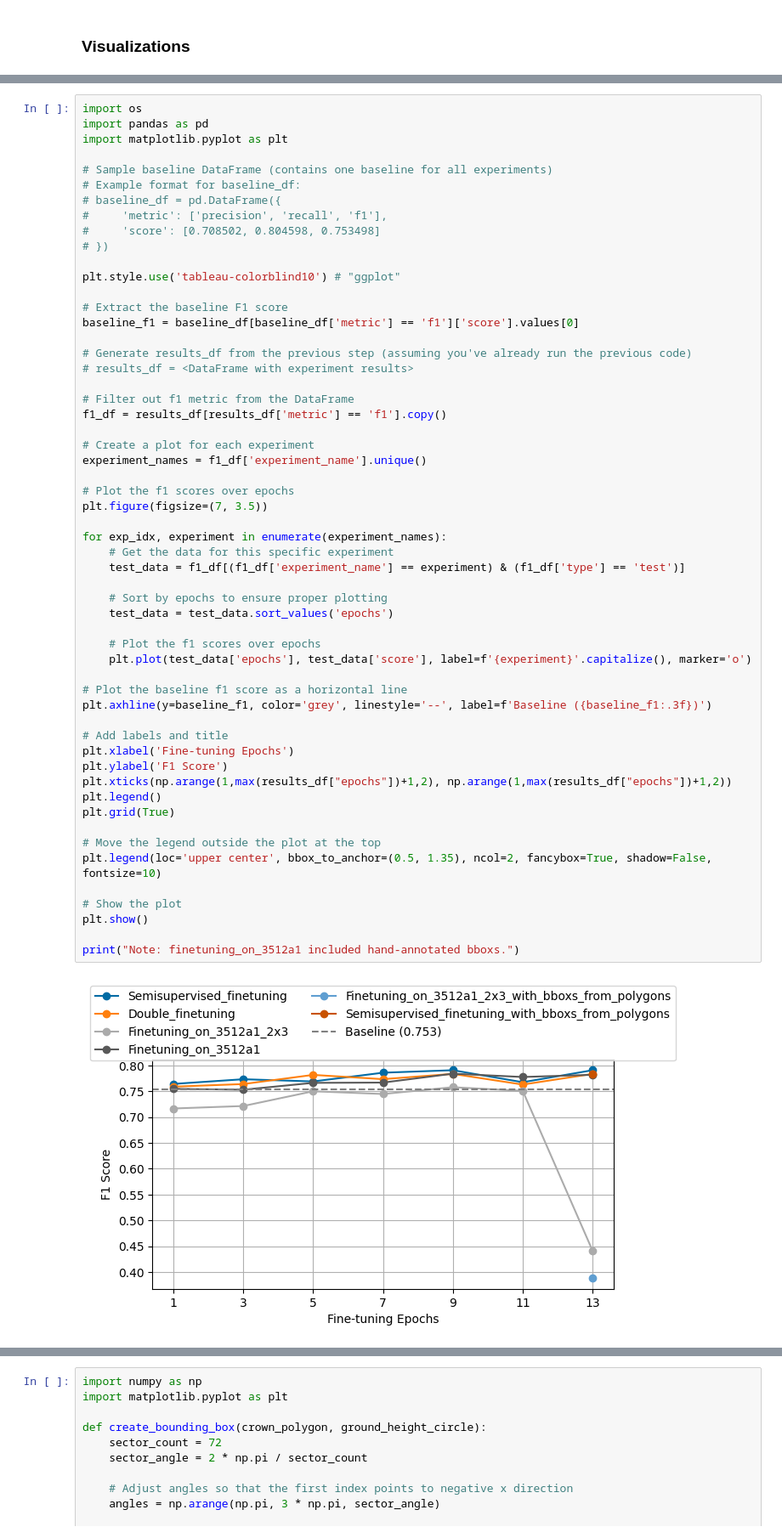
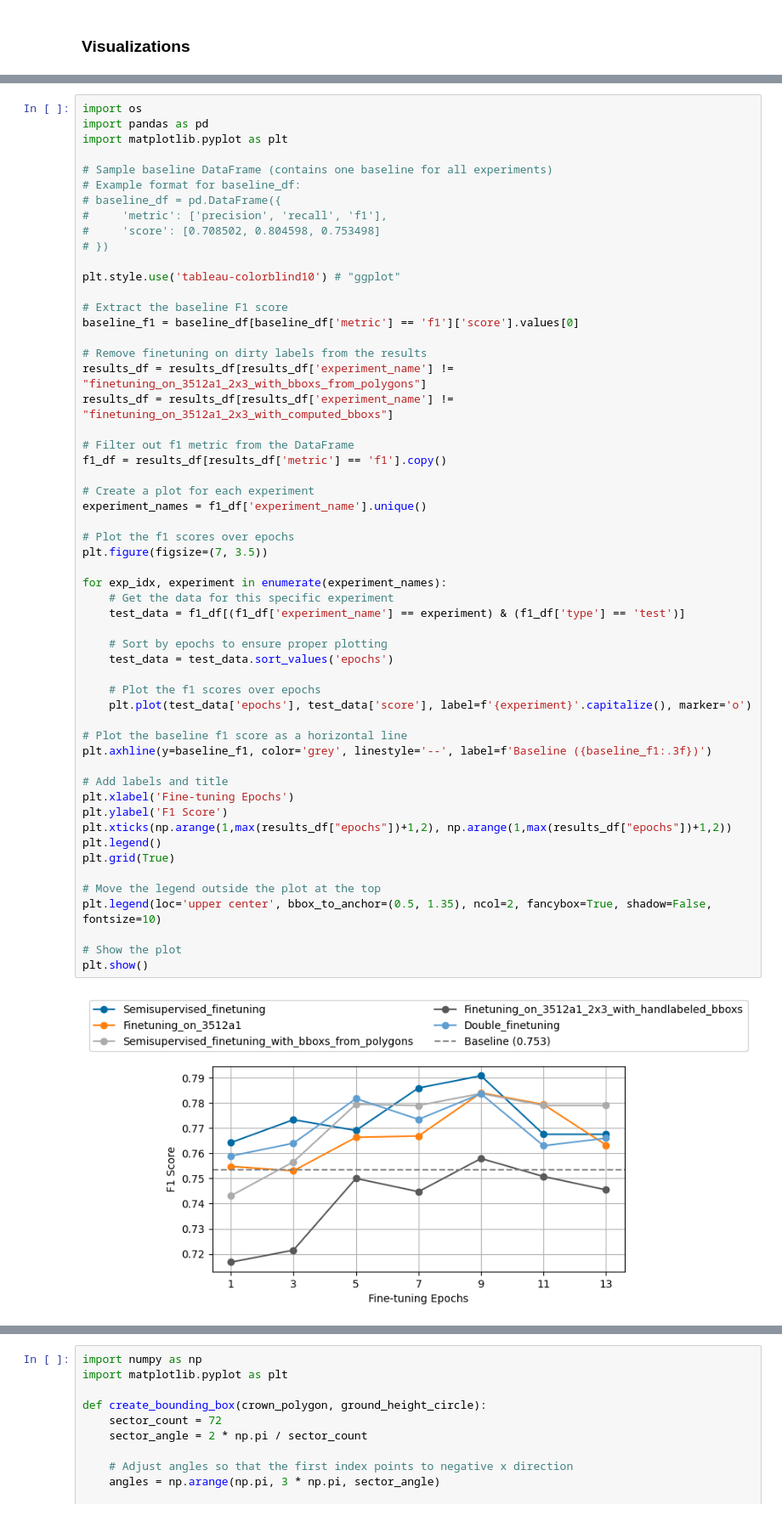
Before and after one commit to JulianZabbarov/tree-detection, a Jupyter notebook: experiments/sauen/evaluation/evaluation.ipynb, the cells around one changed output, grey strips where cells are left out. Shown at 85% size. Cells and saved outputs as stored; diff of their text form.

Commit message:
[UPDATE] evaluation.ipynb, config for experiments

```diff
--- a/experiments/sauen/evaluation/evaluation.ipynb
+++ b/experiments/sauen/evaluation/evaluation.ipynb
@@ -176,8 +179,9 @@ plt.style.use('tableau-colorblind10') # "ggplot"
 # Extract the baseline F1 score
 baseline_f1 = baseline_df[baseline_df['metric'] == 'f1']['score'].values[0]
 
-# Generate results_df from the previous step (assuming you've already run the previous code)
-# results_df = <DataFrame with experiment results>
+# Remove finetuning on dirty labels from the results
+results_df = results_df[results_df['experiment_name'] != "finetuning_on_3512a1_2x3_with_bboxs_from_polygons"]
+results_df = results_df[results_df['experiment_name'] != "finetuning_on_3512a1_2x3_with_computed_bboxs"]
 
 # Filter out f1 metric from the DataFrame
 f1_df = results_df[results_df['metric'] == 'f1'].copy()
@@ -187,33 +191,31 @@ experiment_names = f1_df['experiment_name'].unique()
 
 # Plot the f1 scores over epochs
 plt.figure(figsize=(7, 3.5))
 
 for exp_idx, experiment in enumerate(experiment_names):
     # Get the data for this specific experiment
     test_data = f1_df[(f1_df['experiment_name'] == experiment) & (f1_df['type'] == 'test')]
 
     # Sort by epochs to ensure proper plotting
     test_data = test_data.sort_values('epochs')
 
     # Plot the f1 scores over epochs
     plt.plot(test_data['epochs'], test_data['score'], label=f'{experiment}'.capitalize(), marker='o')
 
 # Plot the baseline f1 score as a horizontal line
 plt.axhline(y=baseline_f1, color='grey', linestyle='--', label=f'Baseline ({baseline_f1:.3f})')
 
 # Add labels and title
 plt.xlabel('Fine-tuning Epochs')
 plt.ylabel('F1 Score')
 plt.xticks(np.arange(1,max(results_df["epochs"])+1,2), np.arange(1,max(results_df["epochs"])+1,2))
 plt.legend()
 plt.grid(True)
 
 # Move the legend outside the plot at the top
 plt.legend(loc='upper center', bbox_to_anchor=(0.5, 1.35), ncol=2, fancybox=True, shadow=False, fontsize=10)
 
 # Show the plot
 plt.show()
-
-print("Note: finetuning_on_3512a1 included hand-annotated bboxs.")
 # %% [output]
-[figure, old version]
+[figure, new version]
```
Also changed, not shown: parts of 4 cells of this notebook, 10 other files.
